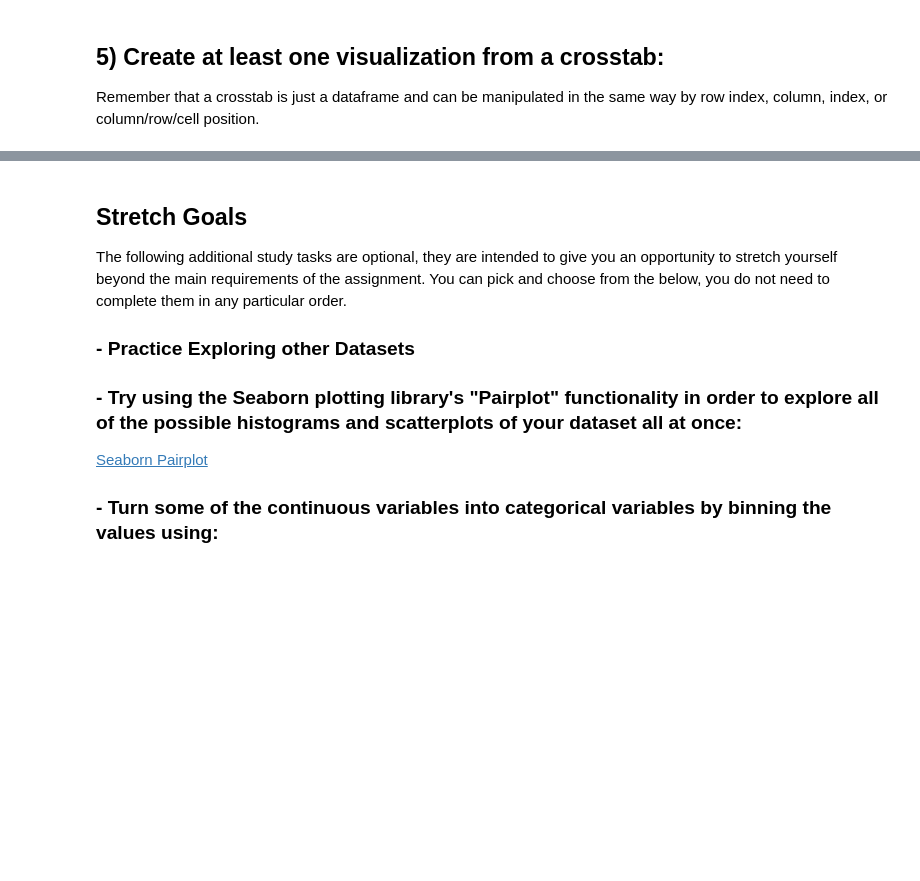
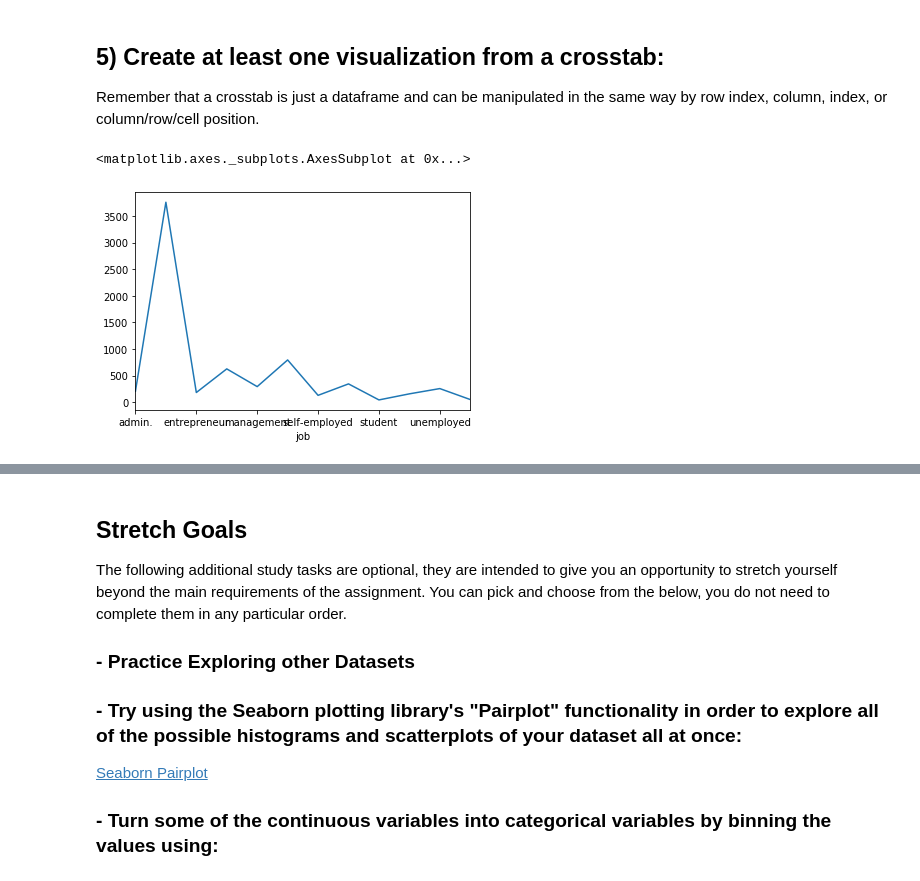
Before and after one commit to ekoly/DS-Unit-1-Sprint-1-Data-Wrangling-and-Storytelling, a Jupyter notebook: module1-exploratory-data-analysis/LS_DS_111_Exploratory_Data_Analysis_Assignment.ipynb, the cells around one changed output, grey strips where cells are left out. Drawn from its saved outputs; the diff is of its cells as text; code cells hidden in the pictures; blank space fills up the shorter version.

```diff
--- a/module1-exploratory-data-analysis/LS_DS_111_Exploratory_Data_Analysis_Assignment.ipynb
+++ b/module1-exploratory-data-analysis/LS_DS_111_Exploratory_Data_Analysis_Assignment.ipynb
@@ -104,0 +159,5 @@ Remember that a crosstab is just a dataframe and can be manipulated in the same
+# %%
+pd.crosstab(df2["job"], df2["education"])["primary"].plot()
+# %% [output]
+<matplotlib.axes._subplots.AxesSubplot at 0x...>
+[figure, added]
```
Also changed, not shown: parts of 20 cells of this notebook.
